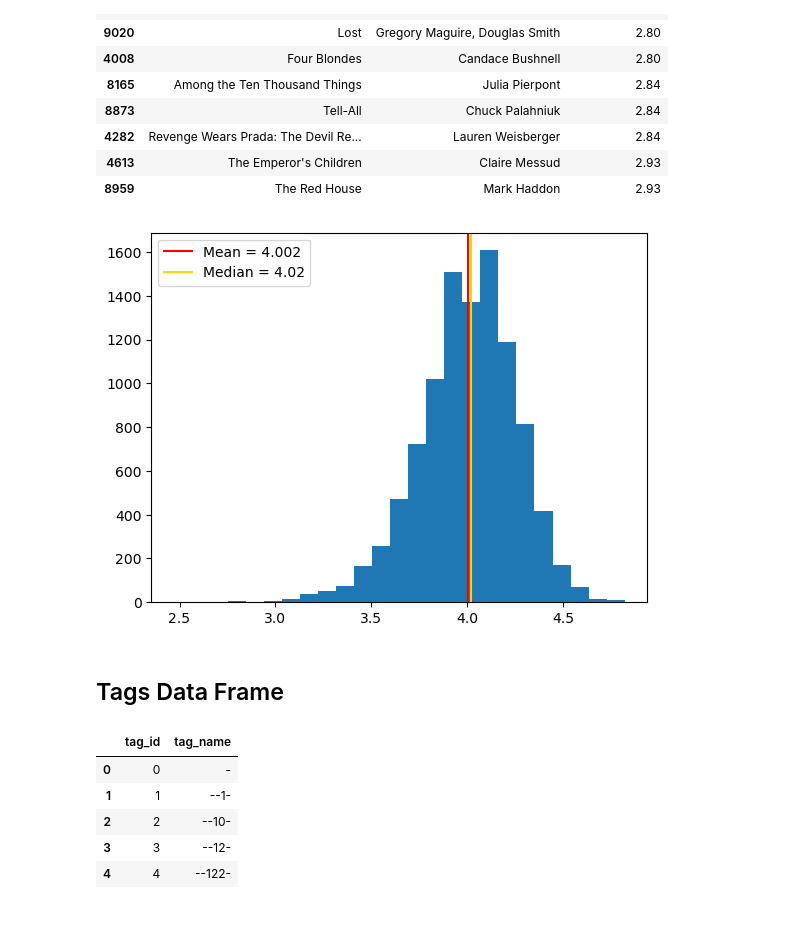
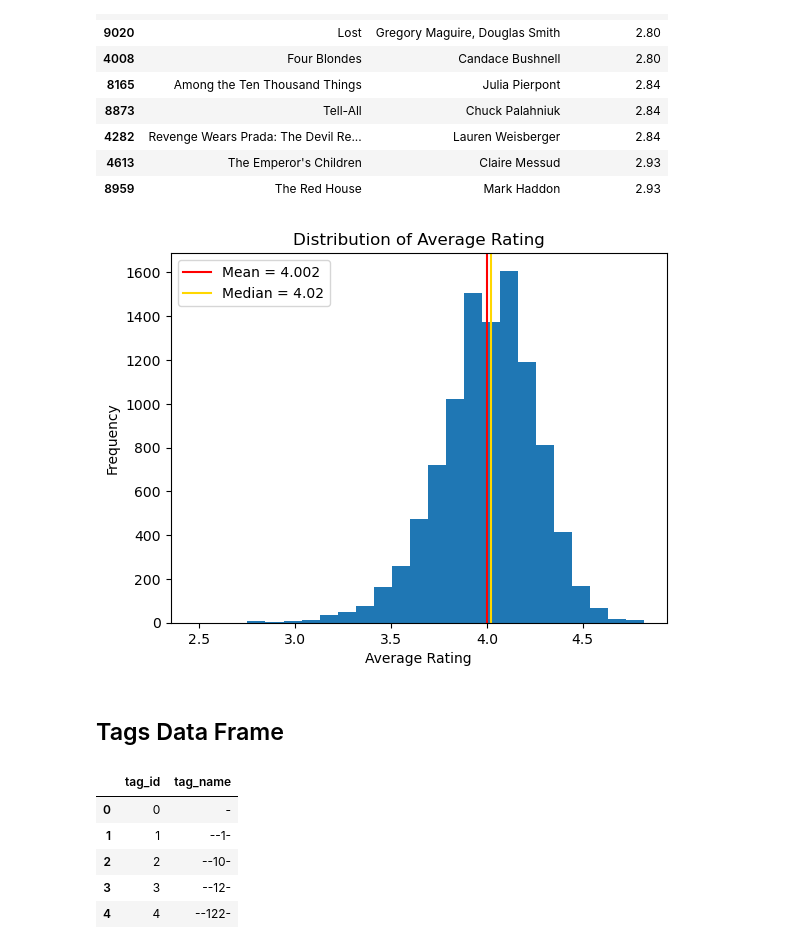
Before and after one commit to CamelSal/BookRecommender, a Jupyter notebook: CapstoneEDA.ipynb, the cells around one changed output. Cells and saved outputs as stored; diff of their text form; code cells hidden in the pictures; blank space fills up the shorter version.

```diff
--- a/CapstoneEDA.ipynb
+++ b/CapstoneEDA.ipynb
@@ -77,3 +78,0 @@ memory usage: 1.6+ MB
-# %%
-book_df.drop(columns=['image_url','small_image_url'],inplace = True)
-book_df.head()
@@ -88,4 +104,5 @@ book_df.head()
 # %%
-book_df.drop(columns=['isbn','original_title'],inplace = True)
+# drop column with redudna t information
+book_df.drop(columns=['original_title','image_url','small_image_url'],inplace = True)
 book_df.head()
 # %% [output]
@@ -167,5 +191,5 @@ book_df['original_publication_year'].isna().sum()
 # %%
-book_df.drop(columns=['isbn13'],inplace = True)
+book_df.drop(columns=['isbn13','isbn'],inplace = True)
 book_df.info()
 # %% [output]
 <class 'pandas.core.frame.DataFrame'>
@@ -279,13 +302,16 @@ book_df[['title','authors','average_rating']].sort_values(['average_rating']).he
 # %%
 plt.hist(book_df['average_rating'],bins=25)
 plt.axvline(book_df['average_rating'].mean(),color = 'r', label = f"Mean = {np.round(book_df['average_rating'].mean(),3)}")
 plt.axvline(book_df['average_rating'].median(),color = 'gold', label = f'Median = {book_df["average_rating"].median()}')
 plt.legend(loc = 'upper left')
+plt.title('Distribution of Average Rating')
+plt.ylabel('Frequency')
+plt.xlabel('Average Rating')
 plt.show()
 # %% [output]
-[figure, old version]
+[figure, new version]
-# %% [markdown]
-## Tags Data Frame  <a class="anchor" id="part-2"></a>
+# %% [markdown]
+## Tags Data Frame   <a class="anchor" id="part-2"></a>
 # %%
 tags_df.head()
 # %% [output]
```
Also changed, not shown: parts of 16 cells of this notebook.
